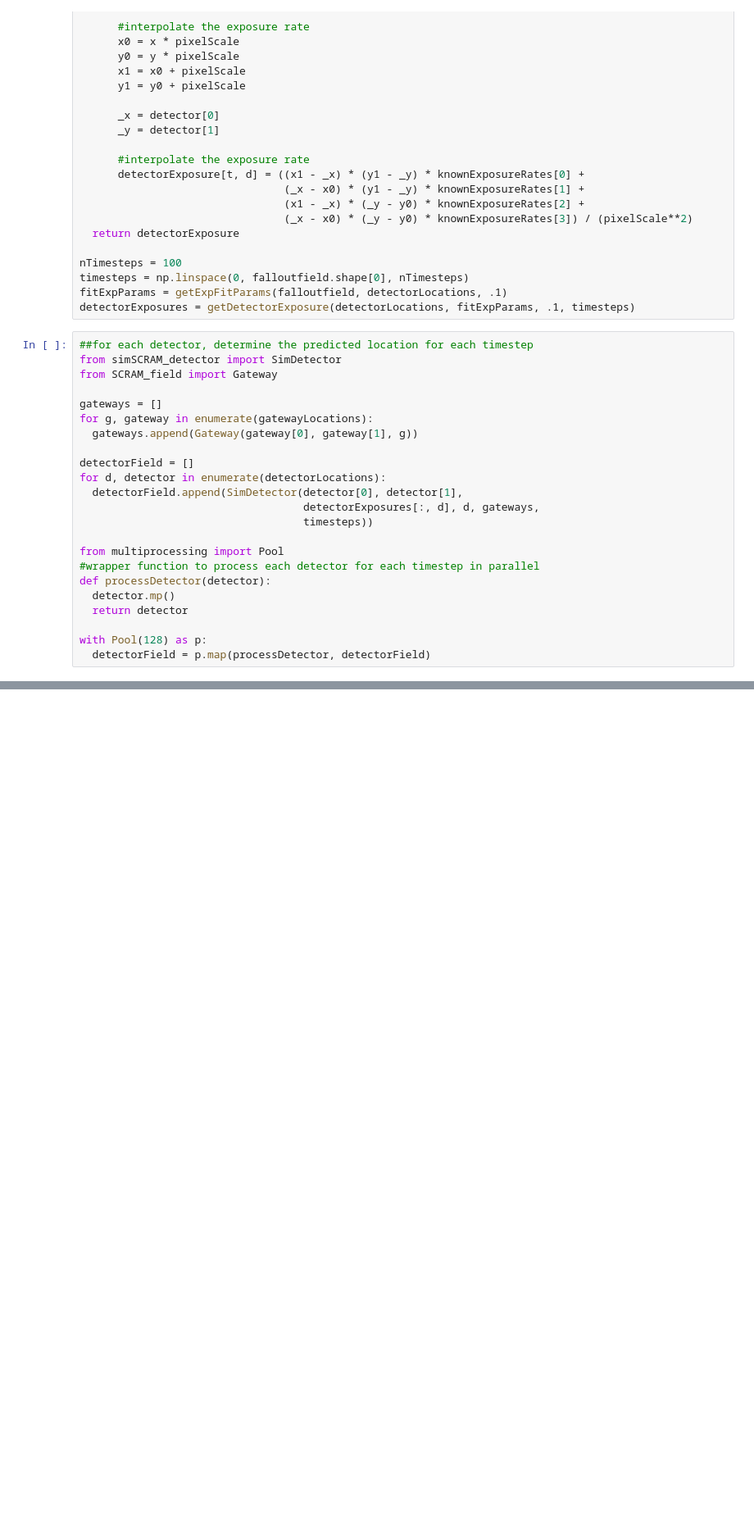
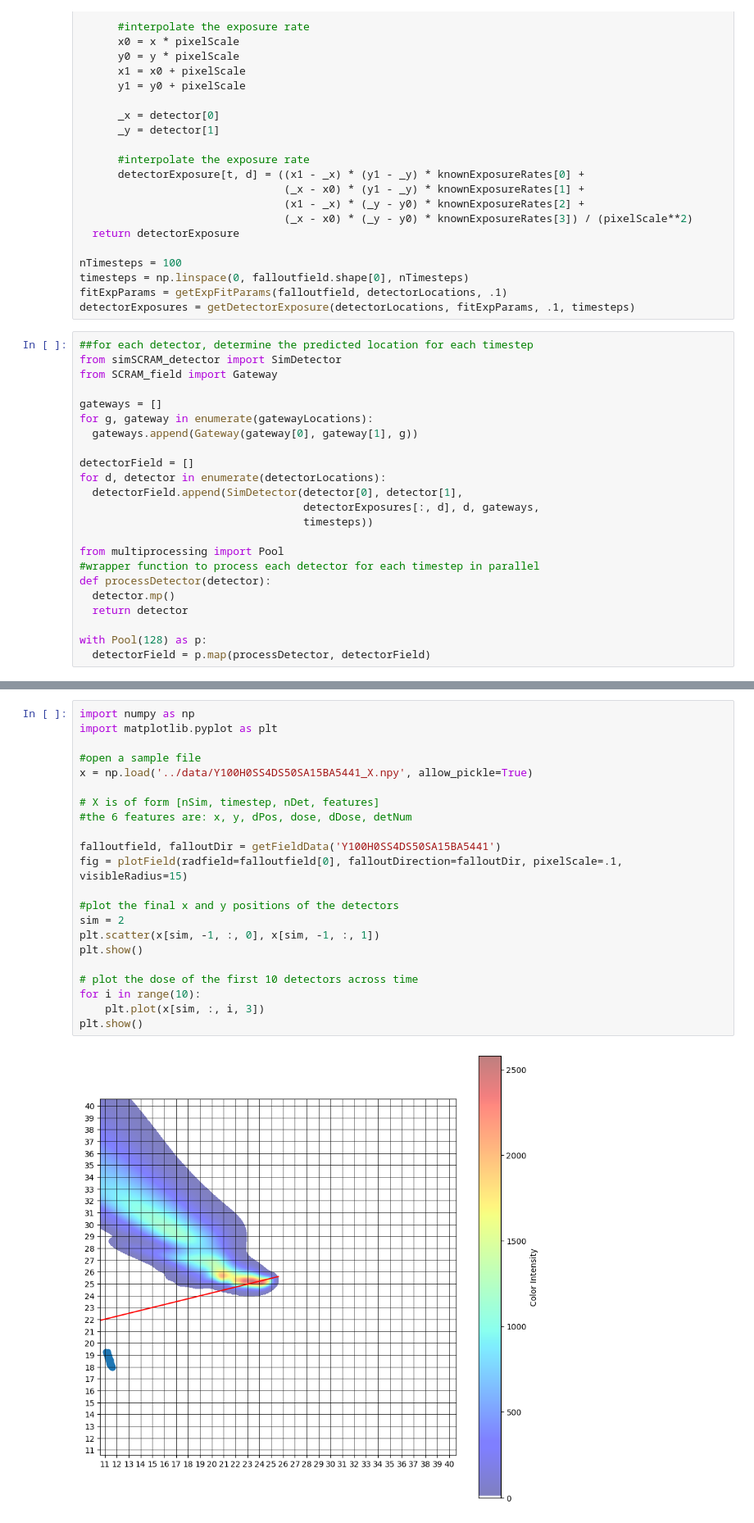
Before and after one commit to davidfobar/SCRAM, a Jupyter notebook: DELFIC_processing/genDataFromDelfic.ipynb, the cells around one changed output, grey strips where cells are left out. Shown at 82% size. Drawn from its saved outputs; the diff is of its cells as text; blank space fills up the shorter version.

```diff
--- a/DELFIC_processing/genDataFromDelfic.ipynb
+++ b/DELFIC_processing/genDataFromDelfic.ipynb
@@ -434,0 +437,24 @@ with Pool(128) as p:
+# %%
+import numpy as np
+import matplotlib.pyplot as plt
+
+#open a sample file
+x = np.load('../data/Y100H0SS4DS50SA15BA5441_X.npy', allow_pickle=True)
+
+# X is of form [nSim, timestep, nDet, features]
+#the 6 features are: x, y, dPos, dose, dDose, detNum
+
+falloutfield, falloutDir = getFieldData('Y100H0SS4DS50SA15BA5441')
+fig = plotField(radfield=falloutfield[0], falloutDirection=falloutDir, pixelScale=.1, visibleRadius=15)
+
+#plot the final x and y positions of the detectors
+sim = 2
+plt.scatter(x[sim, -1, :, 0], x[sim, -1, :, 1])
+plt.show()
+
+# plot the dose of the first 10 detectors across time
+for i in range(10):
+    plt.plot(x[sim, :, i, 3])
+plt.show()
+# %% [output]
+[figure, added]
```
Also changed, not shown: parts of 4 cells of this notebook, 1 other file.
